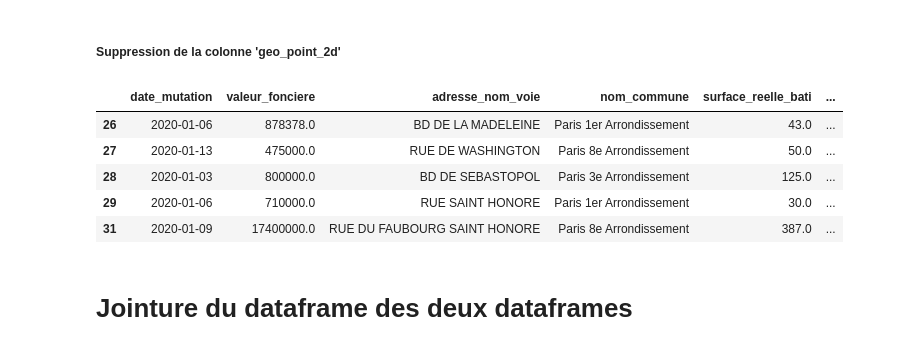
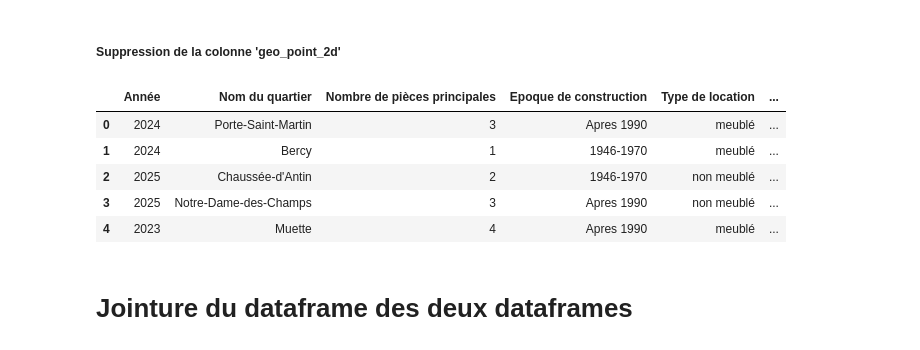
Before and after one commit to BaptVic78/AnalyseDonneesFoncieres, a Jupyter notebook: 01_preparation_donnees.ipynb, the cells around one changed output. Drawn from its saved outputs; the diff is of its cells as text; code cells hidden in the pictures.

```diff
--- a/01_preparation_donnees.ipynb
+++ b/01_preparation_donnees.ipynb
@@ -130,14 +154,14 @@ loyer_df['lon'] = loyer_df['lon'].astype(float)
 # %%
 loyer_df = loyer_df.drop('geo_point_2d', axis=1)
 # %%
-df.head()
+loyer_df.head()
 # %% [output]
-|  | date_mutation | valeur_fonciere | adresse_nom_voie | nom_commune | surface_reelle_bati | ... |
-| 26 | 2020-01-06 | 878378.0 | BD DE LA MADELEINE | Paris 1er Arrondissement | 43.0 | ... |
-| 27 | 2020-01-13 | 475000.0 | RUE DE WASHINGTON | Paris 8e Arrondissement | 50.0 | ... |
-| 28 | 2020-01-03 | 800000.0 | BD DE SEBASTOPOL | Paris 3e Arrondissement | 125.0 | ... |
-| 29 | 2020-01-06 | 710000.0 | RUE SAINT HONORE | Paris 1er Arrondissement | 30.0 | ... |
-| 31 | 2020-01-09 | 17400000.0 | RUE DU FAUBOURG SAINT HONORE | Paris 8e Arrondissement | 387.0 | ... |
+|  | Année | Nom du quartier | Nombre de pièces principales | Epoque de construction | Type de location | ... |
+| 0 | 2024 | Porte-Saint-Martin | 3 | Apres 1990 | meublé | ... |
+| 1 | 2024 | Bercy | 1 | 1946-1970 | meublé | ... |
+| 2 | 2025 | Chaussée-d'Antin | 2 | 1946-1970 | non meublé | ... |
+| 3 | 2025 | Notre-Dame-des-Champs | 3 | Apres 1990 | non meublé | ... |
+| 4 | 2023 | Muette | 4 | Apres 1990 | meublé | ... |
 # %% [markdown]
 # Jointure du dataframe des deux dataframes
 # %%
```
Also changed, not shown: parts of 29 cells of this notebook.
